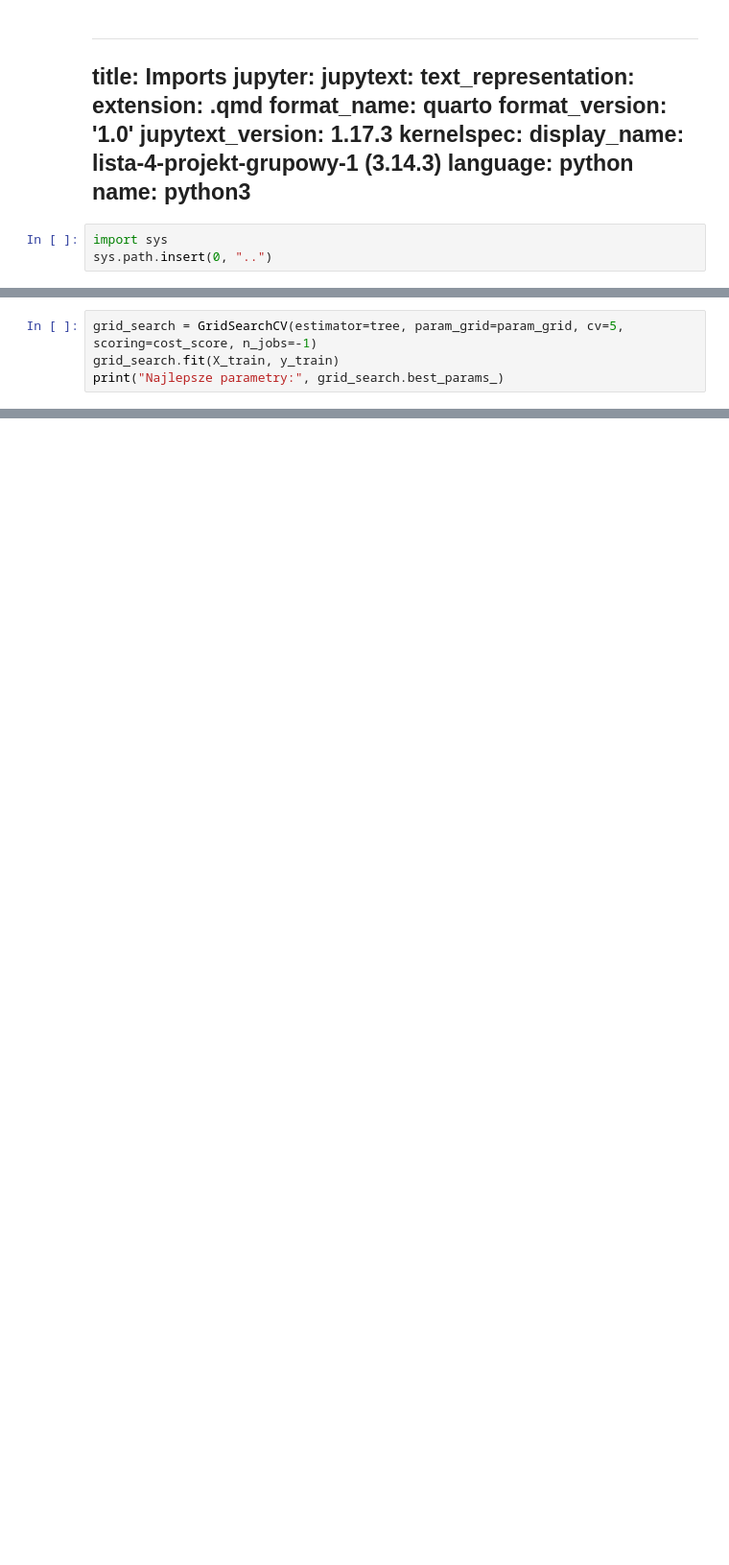
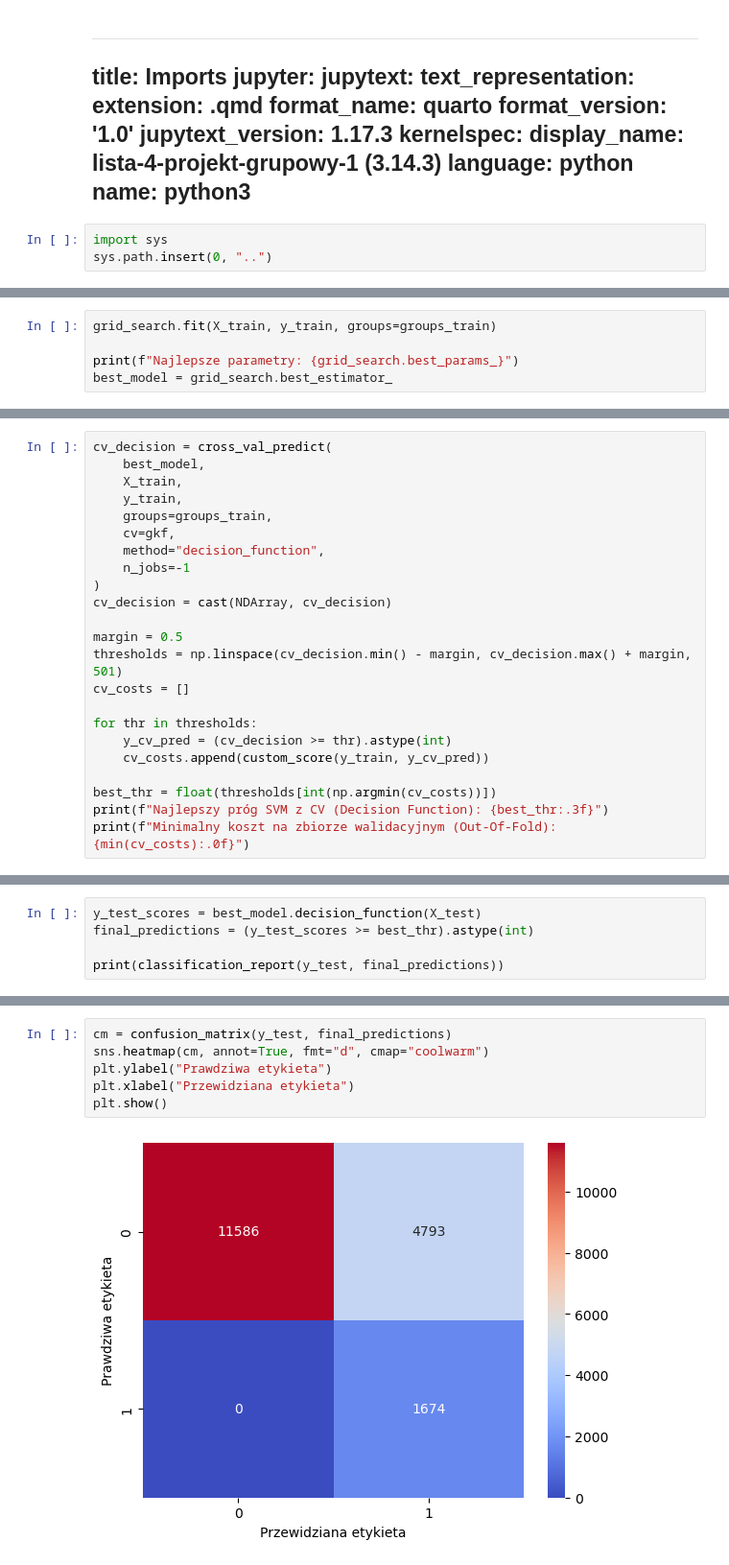
Before and after one commit to Zajecia-na-PWr-LR/lista-4-projekt-grupowy-1, a Jupyter notebook: notebooks/svm.ipynb, the cells around one changed output, grey strips where cells are left out. Shown at 96% size. Saved outputs shown, nothing was run; the diff lists cells and outputs as text; blank space fills up the shorter version.

```diff
--- a/notebooks/svm.ipynb
+++ b/notebooks/svm.ipynb
@@ -37,4 +41,0 @@ param_grid = {
-# %%
-grid_search = GridSearchCV(estimator=tree, param_grid=param_grid, cv=5, scoring=cost_score, n_jobs=-1)
-grid_search.fit(X_train, y_train)
-print("Najlepsze parametry:", grid_search.best_params_)
@@ -155,0 +67,5 @@ Model poradził sobie ze 100% kwalifikacją wszystkich zagrożeń poprawnie, lec
+# %%
+grid_search.fit(X_train, y_train, groups=groups_train)
+
+print(f"Najlepsze parametry: {grid_search.best_params_}")
+best_model = grid_search.best_estimator_
@@ -155,0 +77,23 @@ Model poradził sobie ze 100% kwalifikacją wszystkich zagrożeń poprawnie, lec
+# %%
+cv_decision = cross_val_predict(
+    best_model,
+    X_train,
+    y_train,
+    groups=groups_train,
+    cv=gkf,
+    method="decision_function",
+    n_jobs=-1
+)
+cv_decision = cast(NDArray, cv_decision)
+
+margin = 0.5
+thresholds = np.linspace(cv_decision.min() - margin, cv_decision.max() + margin, 501)
+cv_costs = []
+
+for thr in thresholds:
+    y_cv_pred = (cv_decision >= thr).astype(int)
+    cv_costs.append(custom_score(y_train, y_cv_pred))
+
+best_thr = float(thresholds[int(np.argmin(cv_costs))])
+print(f"Najlepszy próg SVM z CV (Decision Function): {best_thr:.3f}")
+print(f"Minimalny koszt na zbiorze walidacyjnym (Out-Of-Fold): {min(cv_costs):.0f}")
@@ -155,0 +103,5 @@ Model poradził sobie ze 100% kwalifikacją wszystkich zagrożeń poprawnie, lec
+# %%
+y_test_scores = best_model.decision_function(X_test)
+final_predictions = (y_test_scores >= best_thr).astype(int)
+
+print(classification_report(y_test, final_predictions))
@@ -155,0 +117,8 @@ Model poradził sobie ze 100% kwalifikacją wszystkich zagrożeń poprawnie, lec
+# %%
+cm = confusion_matrix(y_test, final_predictions)
+sns.heatmap(cm, annot=True, fmt="d", cmap="coolwarm")
+plt.ylabel("Prawdziwa etykieta")
+plt.xlabel("Przewidziana etykieta")
+plt.show()
+# %% [output]
+[figure, added]
```
Also changed, not shown: parts of 16 cells of this notebook.
